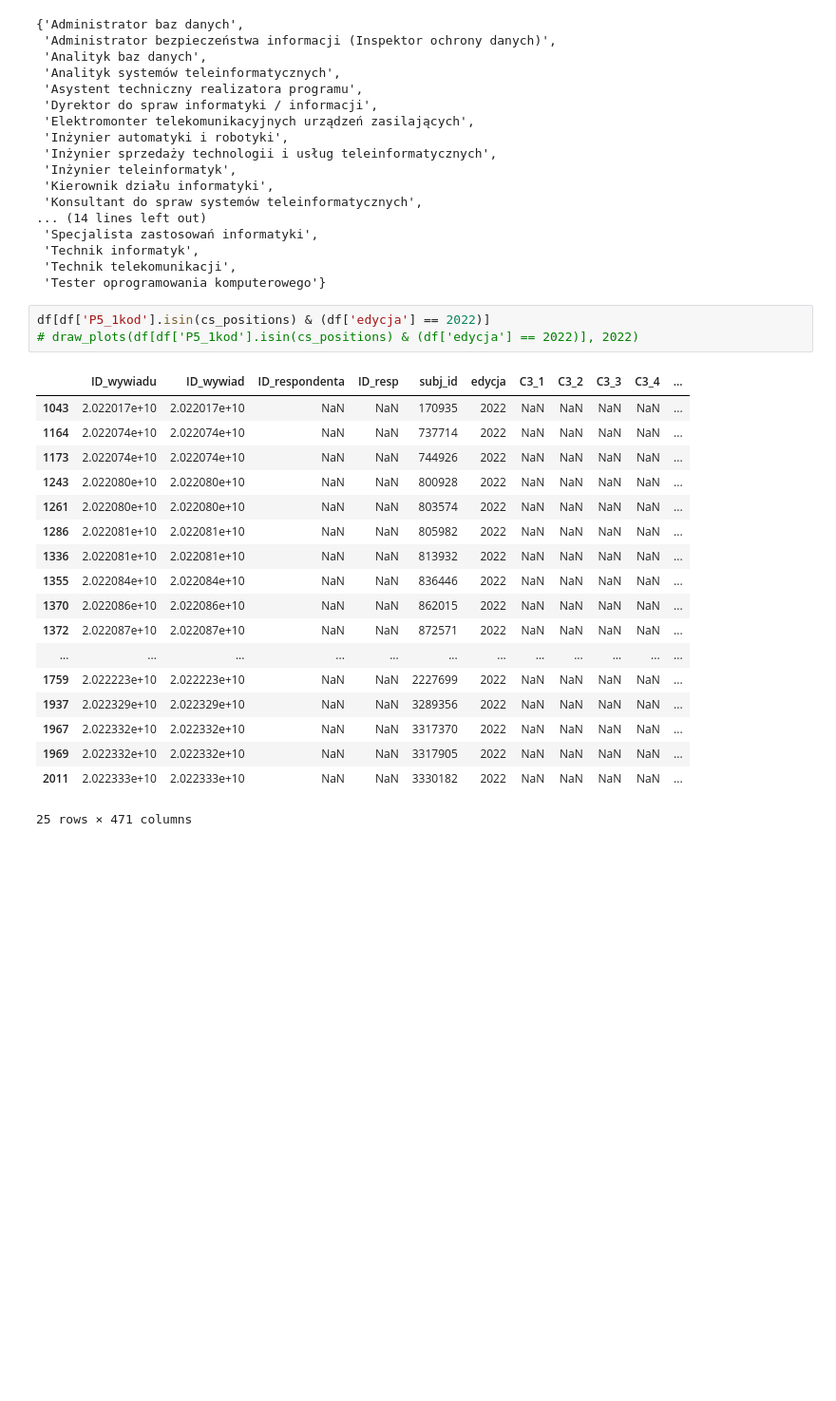
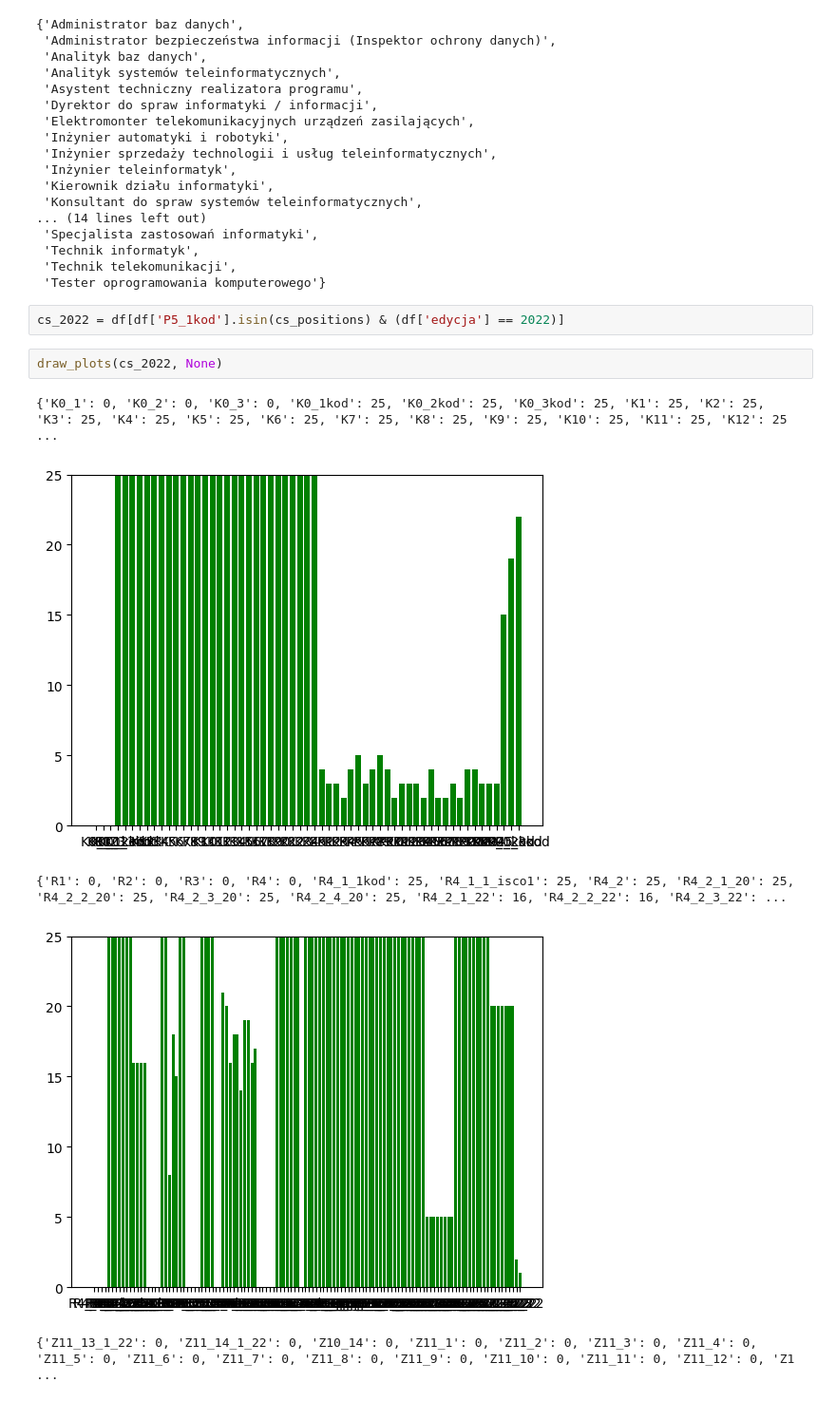
Before and after one commit to Qwebeck/bkl, a Jupyter notebook: exploratory.ipynb, the cells around one changed output. Shown: that part at 95% size. Saved outputs shown, nothing was run; the diff lists cells and outputs as text; blank space fills up the shorter version.

Commit message:
Column mapping

```diff
--- a/exploratory.ipynb
+++ b/exploratory.ipynb
@@ -218,24 +220,12 @@ cs_positions
  'Technik telekomunikacji',
  'Tester oprogramowania komputerowego'}
 # %%
-df[df['P5_1kod'].isin(cs_positions) & (df['edycja'] == 2022)]
-# draw_plots(df[df['P5_1kod'].isin(cs_positions) & (df['edycja'] == 2022)], 2022)
+cs_2022 = df[df['P5_1kod'].isin(cs_positions) & (df['edycja'] == 2022)]
-# %% [output]
-|  | ID_wywiadu | ID_wywiad | ID_respondenta | ID_resp | subj_id | edycja | C3_1 | C3_2 | C3_3 | C3_4 | ... |
-| 1043 | 2.022017e+10 | 2.022017e+10 | NaN | NaN | 170935 | 2022 | NaN | NaN | NaN | NaN | ... |
-| 1164 | 2.022074e+10 | 2.022074e+10 | NaN | NaN | 737714 | 2022 | NaN | NaN | NaN | NaN | ... |
-| 1173 | 2.022074e+10 | 2.022074e+10 | NaN | NaN | 744926 | 2022 | NaN | NaN | NaN | NaN | ... |
-| 1243 | 2.022080e+10 | 2.022080e+10 | NaN | NaN | 800928 | 2022 | NaN | NaN | NaN | NaN | ... |
-| 1261 | 2.022080e+10 | 2.022080e+10 | NaN | NaN | 803574 | 2022 | NaN | NaN | NaN | NaN | ... |
-| 1286 | 2.022081e+10 | 2.022081e+10 | NaN | NaN | 805982 | 2022 | NaN | NaN | NaN | NaN | ... |
-| 1336 | 2.022081e+10 | 2.022081e+10 | NaN | NaN | 813932 | 2022 | NaN | NaN | NaN | NaN | ... |
-| 1355 | 2.022084e+10 | 2.022084e+10 | NaN | NaN | 836446 | 2022 | NaN | NaN | NaN | NaN | ... |
-| 1370 | 2.022086e+10 | 2.022086e+10 | NaN | NaN | 862015 | 2022 | NaN | NaN | NaN | NaN | ... |
-| 1372 | 2.022087e+10 | 2.022087e+10 | NaN | NaN | 872571 | 2022 | NaN | NaN | NaN | NaN | ... |
-| ... | ... | ... | ... | ... | ... | ... | ... | ... | ... | ... | ... |
-| 1759 | 2.022223e+10 | 2.022223e+10 | NaN | NaN | 2227699 | 2022 | NaN | NaN | NaN | NaN | ... |
-| 1937 | 2.022329e+10 | 2.022329e+10 | NaN | NaN | 3289356 | 2022 | NaN | NaN | NaN | NaN | ... |
-| 1967 | 2.022332e+10 | 2.022332e+10 | NaN | NaN | 3317370 | 2022 | NaN | NaN | NaN | NaN | ... |
-| 1969 | 2.022332e+10 | 2.022332e+10 | NaN | NaN | 3317905 | 2022 | NaN | NaN | NaN | NaN | ... |
-| 2011 | 2.022333e+10 | 2.022333e+10 | NaN | NaN | 3330182 | 2022 | NaN | NaN | NaN | NaN | ... |
-25 rows × 471 columns
+# %%
+draw_plots(cs_2022, None)
+# %% [output]
+{'K0_1': 0, 'K0_2': 0, 'K0_3': 0, 'K0_1kod': 25, 'K0_2kod': 25, 'K0_3kod': 25, 'K1': 25, 'K2': 25, 'K3': 25, 'K4': 25, 'K5': 25, 'K6': 25, 'K7': 25, 'K8': 25, 'K9': 25, 'K10': 25, 'K11': 25, 'K12': 25 ...
+[figure, added]
+{'R1': 0, 'R2': 0, 'R3': 0, 'R4': 0, 'R4_1_1kod': 25, 'R4_1_1_isco1': 25, 'R4_2': 25, 'R4_2_1_20': 25, 'R4_2_2_20': 25, 'R4_2_3_20': 25, 'R4_2_4_20': 25, 'R4_2_1_22': 16, 'R4_2_2_22': 16, 'R4_2_3_22': ...
+[figure, added]
+{'Z11_13_1_22': 0, 'Z11_14_1_22': 0, 'Z10_14': 0, 'Z11_1': 0, 'Z11_2': 0, 'Z11_3': 0, 'Z11_4': 0, 'Z11_5': 0, 'Z11_6': 0, 'Z11_7': 0, 'Z11_8': 0, 'Z11_9': 0, 'Z11_10': 0, 'Z11_11': 0, 'Z11_12': 0, 'Z1 ...
```
Also changed, not shown: parts of 10 cells of this notebook.
